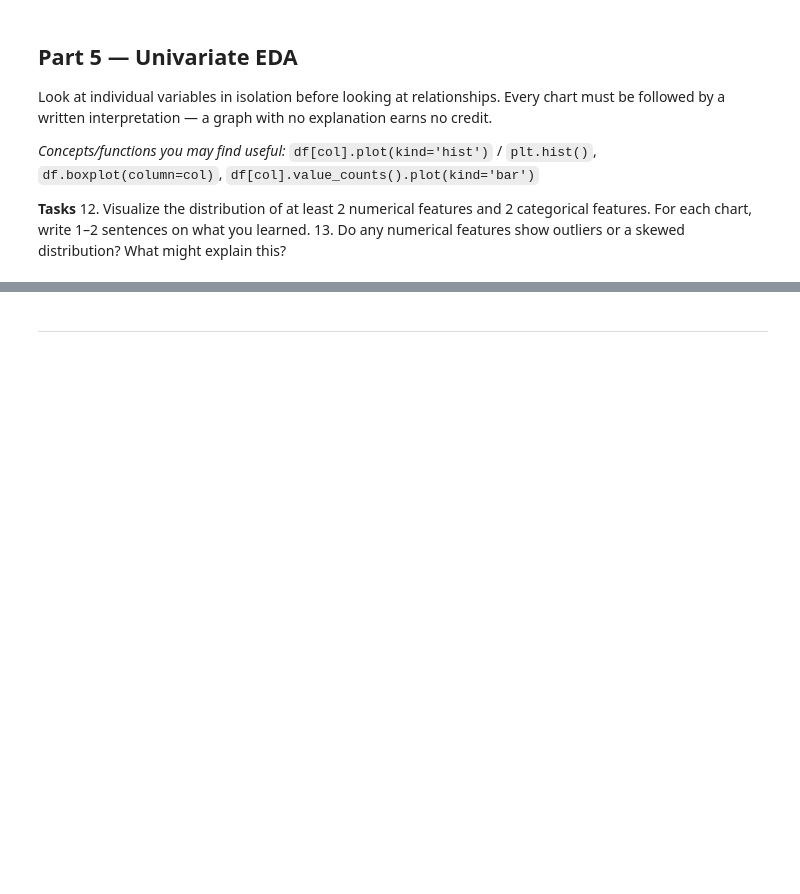
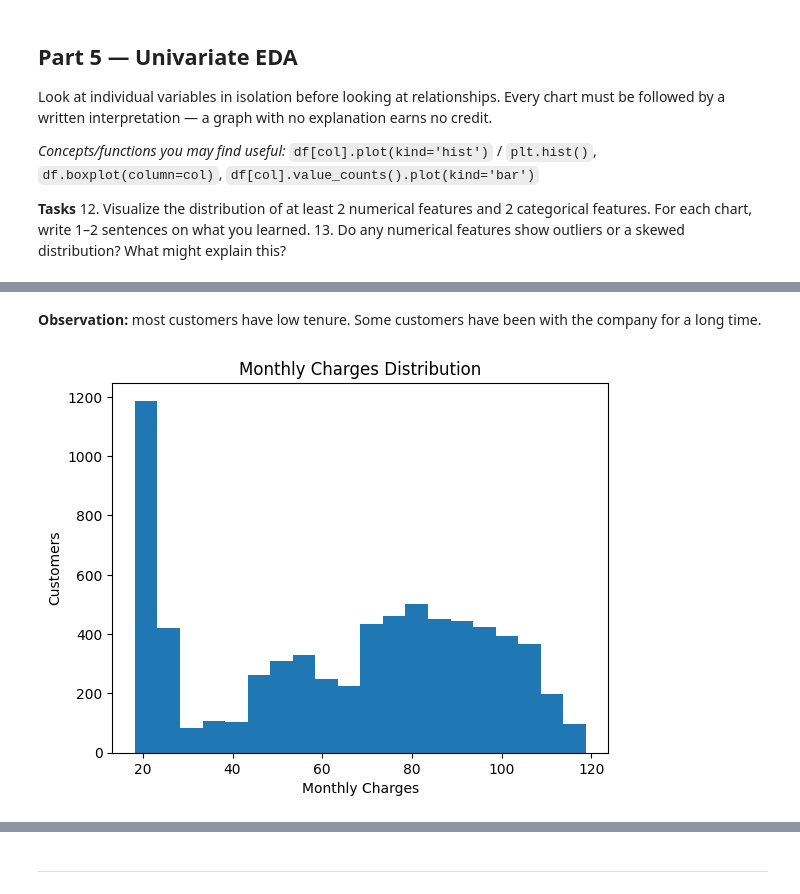
Before and after one commit to muhammadumarofficial/Python-ML_Practices, a Jupyter notebook: Lab2_Data_Cleaning_EDA_Template.ipynb, the cells around one changed output, grey strips where cells are left out. Saved outputs shown, nothing was run; the diff lists cells and outputs as text; code cells hidden in the pictures; blank space fills up the shorter version.

```diff
--- a/Lab2_Data_Cleaning_EDA_Template.ipynb
+++ b/Lab2_Data_Cleaning_EDA_Template.ipynb
@@ -262,0 +265,12 @@ Look at individual variables in isolation before looking at relationships. Every
+# %% [markdown]
+**Observation:** most customers have low tenure. Some customers have been with the company for a long time.
+# %%
+# Task 12 — numerical feature 2: distribution plot
+
+clean_df["MonthlyCharges"].plot(kind="hist", bins=20)
+plt.title("Monthly Charges Distribution")
+plt.xlabel("Monthly Charges")
+plt.ylabel("Customers")
+plt.show()
+# %% [output]
+[figure, added]
```
Also changed, not shown: parts of 12 cells of this notebook.
